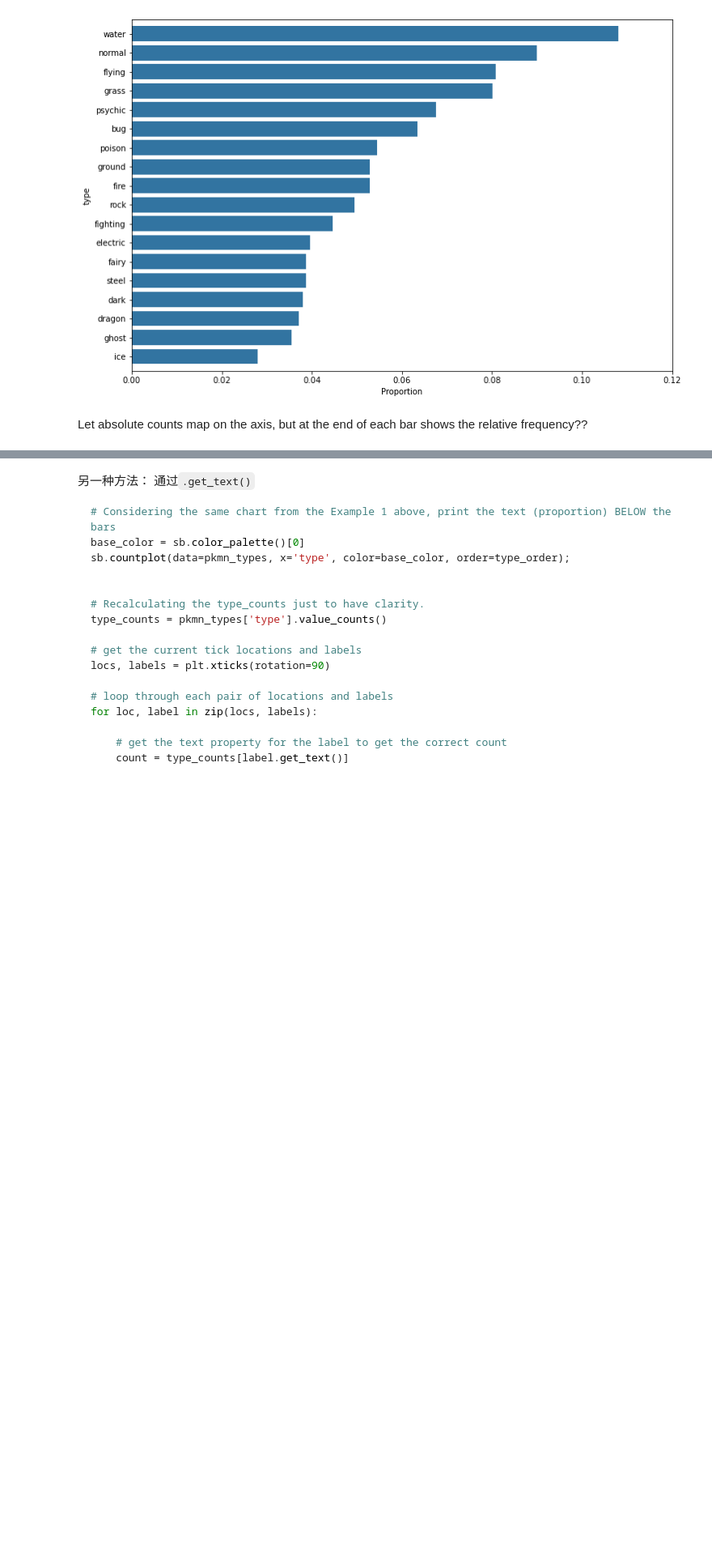
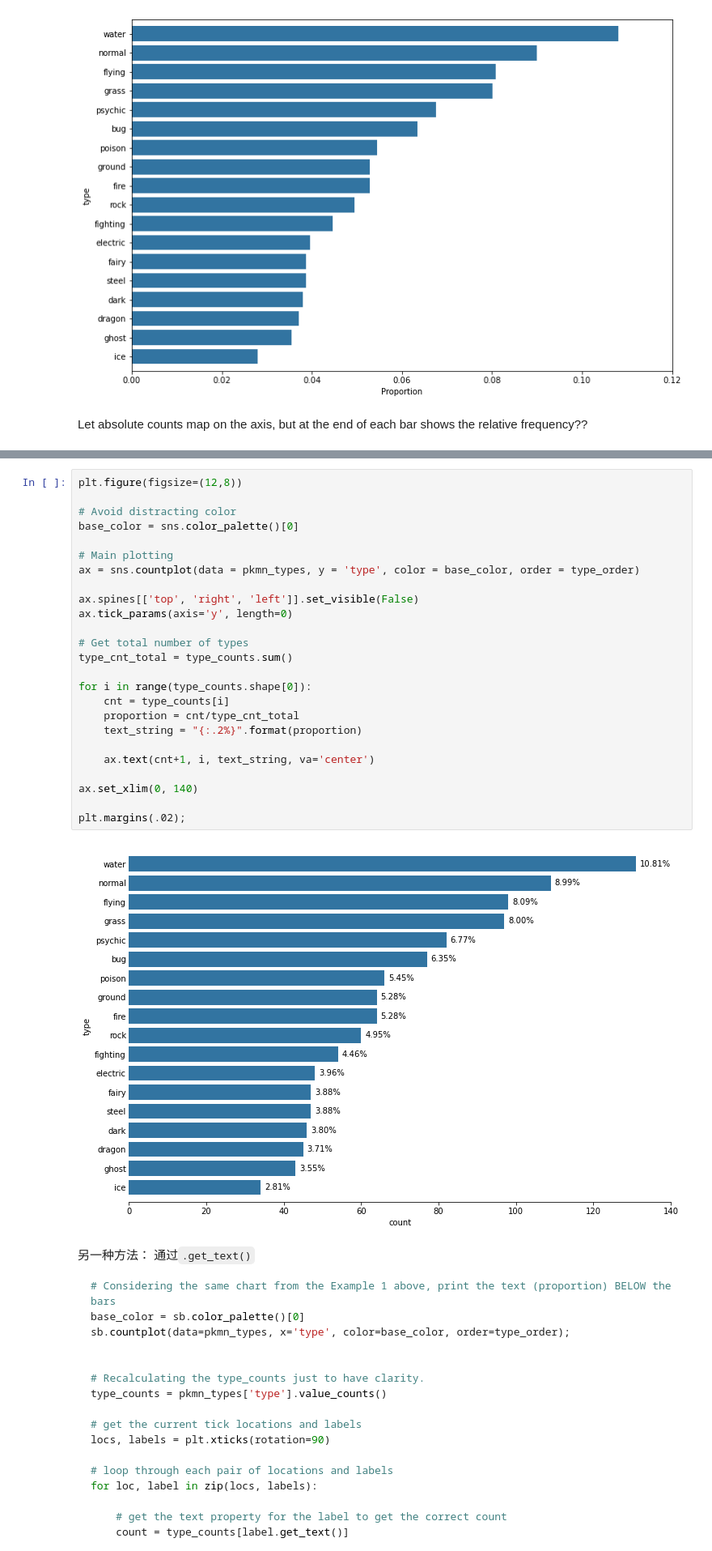
Before and after one commit to Alex-YuZ/Visualization-Using-Python, a Jupyter notebook: Bar_Chart.ipynb, the cells around one changed output, grey strips where cells are left out. Shown at 81% size. Saved outputs shown, nothing was run; the diff lists cells and outputs as text; blank space fills up the shorter version.

Commit message:
feat: Add axes level text() demo

```diff
--- a/Bar_Chart.ipynb
+++ b/Bar_Chart.ipynb
@@ -279,3 +278,30 @@ plt.margins(.02);
+# %%
+plt.figure(figsize=(12,8))
+
+# Avoid distracting color
+base_color = sns.color_palette()[0]
+
+# Main plotting
+ax = sns.countplot(data = pkmn_types, y = 'type', color = base_color, order = type_order)
+
+ax.spines[['top', 'right', 'left']].set_visible(False)
+ax.tick_params(axis='y', length=0)
+
+# Get total number of types
+type_cnt_total = type_counts.sum()
+
+for i in range(type_counts.shape[0]):
+    cnt = type_counts[i]
+    proportion = cnt/type_cnt_total
+    text_string = "{:.2%}".format(proportion)
+
+    ax.text(cnt+1, i, text_string, va='center')
+
+ax.set_xlim(0, 140)
+
+plt.margins(.02);
+# %% [output]
+[figure, added]
 # %% [markdown]
 另一种方法：
 通过`.get_text()`
```
Also changed, not shown: parts of 5 cells of this notebook.
